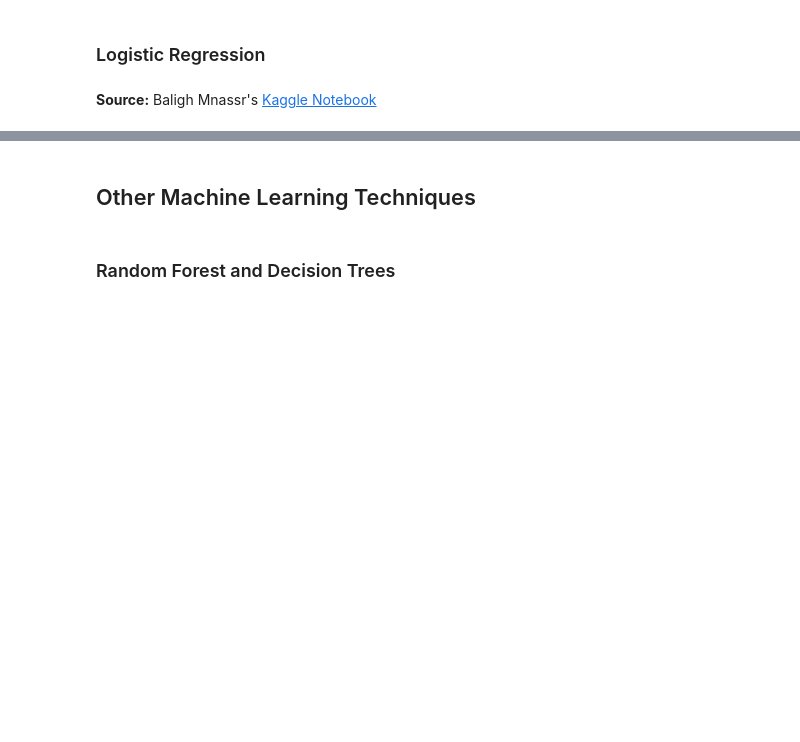
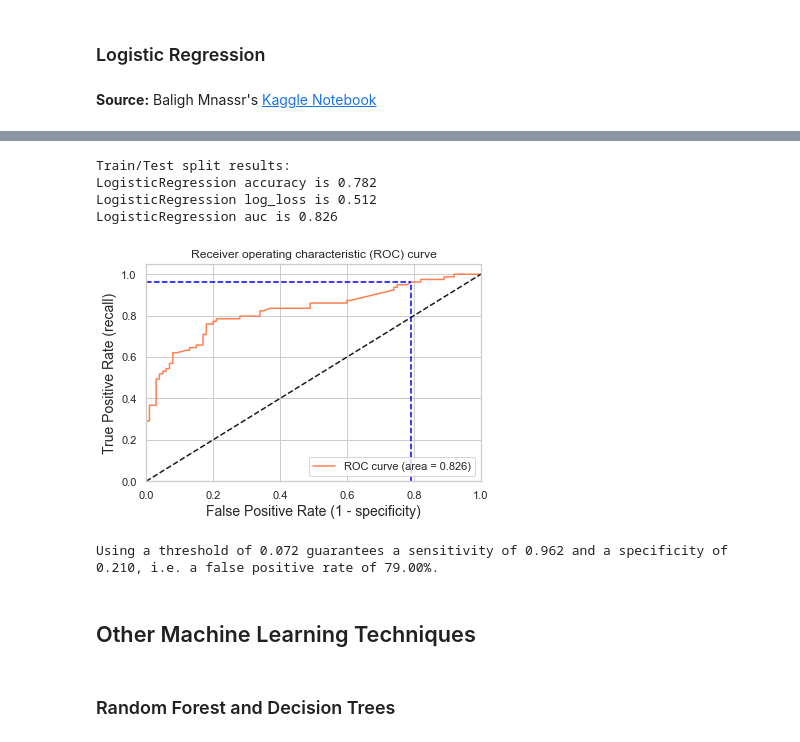
Before and after one commit to catstacks/TDADSAssignments, a Jupyter notebook: LogReg.ipynb, the cells around one changed output, grey strips where cells are left out. Drawn from its saved outputs; the diff is of its cells as text; code cells hidden in the pictures; blank space fills up the shorter version.

```diff
--- a/LogReg.ipynb
+++ b/LogReg.ipynb
@@ -507,41 +559,53 @@ sns.heatmap(survived_corr,annot = True)
 # %%
-# X = final_train[Selected_features]
-# y = final_train['Survived']
+# Add more imports
+from sklearn.model_selection import train_test_split
+from sklearn.metrics import accuracy_score, classification_report, precision_score, recall_score
+from sklearn.metrics import confusion_matrix, precision_recall_curve, roc_curve, auc, log_loss
 
-# # use train/test split with different random_state values
-# # we can change the random_state values that changes the accuracy scores
-# # the scores change a lot, this is why testing scores is a high-variance estimate
-# X_train, X_test, y_train, y_test = train_test_split(X, y, test_size=0.2, random_state=2)
+X = t_df_encoded[Selected_features]
+y = t_df_encoded['Survived']
 
-# # check classification scores of logistic regression
-# logreg = LogisticRegression()
-# logreg.fit(X_train, y_train)
-# y_pred = logreg.predict(X_test)
-# y_pred_proba = logreg.predict_proba(X_test)[:, 1]
-# [fpr, tpr, thr] = roc_curve(y_test, y_pred_proba)
-# print('Train/Test split results:')
-# print(logreg.__class__.__name__+" accuracy is %2.3f" % accuracy_score(y_test, y_pred))
-# print(logreg.__class__.__name__+" log_loss is %2.3f" % log_loss(y_test, y_pred_proba))
-# print(logreg.__class__.__name__+" auc is %2.3f" % auc(fpr, tpr))
+# Split the data using train test split
 
-# idx = np.min(np.where(tpr > 0.95)) # index of the first threshold for which the sensibility > 0.95
+X_train, X_test, y_train, y_test = train_test_split(X, y, test_size=0.2, random_state=2)
 
-# plt.figure()
-# plt.plot(fpr, tpr, color='coral', label='ROC curve (area = %0.3f)' % auc(fpr, tpr))
-# plt.plot([0, 1], [0, 1], 'k--')
-# plt.plot([0,fpr[idx]], [tpr[idx],tpr[idx]], 'k--', color='blue')
-# plt.plot([fpr[idx],fpr[idx]], [0,tpr[idx]], 'k--', color='blue')
-# plt.xlim([0.0, 1.0])
-# plt.ylim([0.0, 1.05])
-# plt.xlabel('False Positive Rate (1 - specificity)', fontsize=14)
-# plt.ylabel('True Positive Rate (recall)', fontsize=14)
-# plt.title('Receiver operating characteristic (ROC) curve')
-# plt.legend(loc="lower right")
-# plt.show()
+# check classification scores of logistic regression
+logreg = LogisticRegression()
+logreg.fit(X_train, y_train)
+y_pred = logreg.predict(X_test)
+y_pred_proba = logreg.predict_proba(X_test)[:, 1]
 
-# print("Using a threshold of %.3f " % thr[idx] + "guarantees a sensitivity of %.3f " % tpr[idx] +
-#       "and a specificity of %.3f" % (1-fpr[idx]) +
-#       ", i.e. a false positive rate of %.2f%%." % (np.array(fpr[idx])*100))
+[fpr, tpr, thr] = roc_curve(y_test, y_pred_proba)
+print('Train/Test split results:')
+print(logreg.__class__.__name__+" accuracy is %2.3f" % accuracy_score(y_test, y_pred))
+print(logreg.__class__.__name__+" log_loss is %2.3f" % log_loss(y_test, y_pred_proba))
+print(logreg.__class__.__name__+" auc is %2.3f" % auc(fpr, tpr))
+
+idx = np.min(np.where(tpr > 0.95)) # index of the first threshold for which the sensibility > 0.95
+
+plt.figure()
+plt.plot(fpr, tpr, color='coral', label='ROC curve (area = %0.3f)' % auc(fpr, tpr))
+plt.plot([0, 1], [0, 1], 'k--')
+plt.plot([0,fpr[idx]], [tpr[idx],tpr[idx]], 'k--', color='blue')
+plt.plot([fpr[idx],fpr[idx]], [0,tpr[idx]], 'k--', color='blue')
+plt.xlim([0.0, 1.0])
+plt.ylim([0.0, 1.05])
+plt.xlabel('False Positive Rate (1 - specificity)', fontsize=14)
+plt.ylabel('True Positive Rate (recall)', fontsize=14)
+plt.title('Receiver operating characteristic (ROC) curve')
+plt.legend(loc="lower right")
+plt.show()
+
+print("Using a threshold of %.3f " % thr[idx] + "guarantees a sensitivity of %.3f " % tpr[idx] +
+      "and a specificity of %.3f" % (1-fpr[idx]) +
+      ", i.e. a false positive rate of %.2f%%." % (np.array(fpr[idx])*100))
+# %% [output]
+Train/Test split results:
+LogisticRegression accuracy is 0.782
+LogisticRegression log_loss is 0.512
+LogisticRegression auc is 0.826
+[figure, added]
+Using a threshold of 0.072 guarantees a sensitivity of 0.962 and a specificity of 0.210, i.e. a false positive rate of 79.00%.
 # %% [markdown]
 ## Other Machine Learning Techniques
 # %% [markdown]
```
Also changed, not shown: parts of 3 cells of this notebook.
